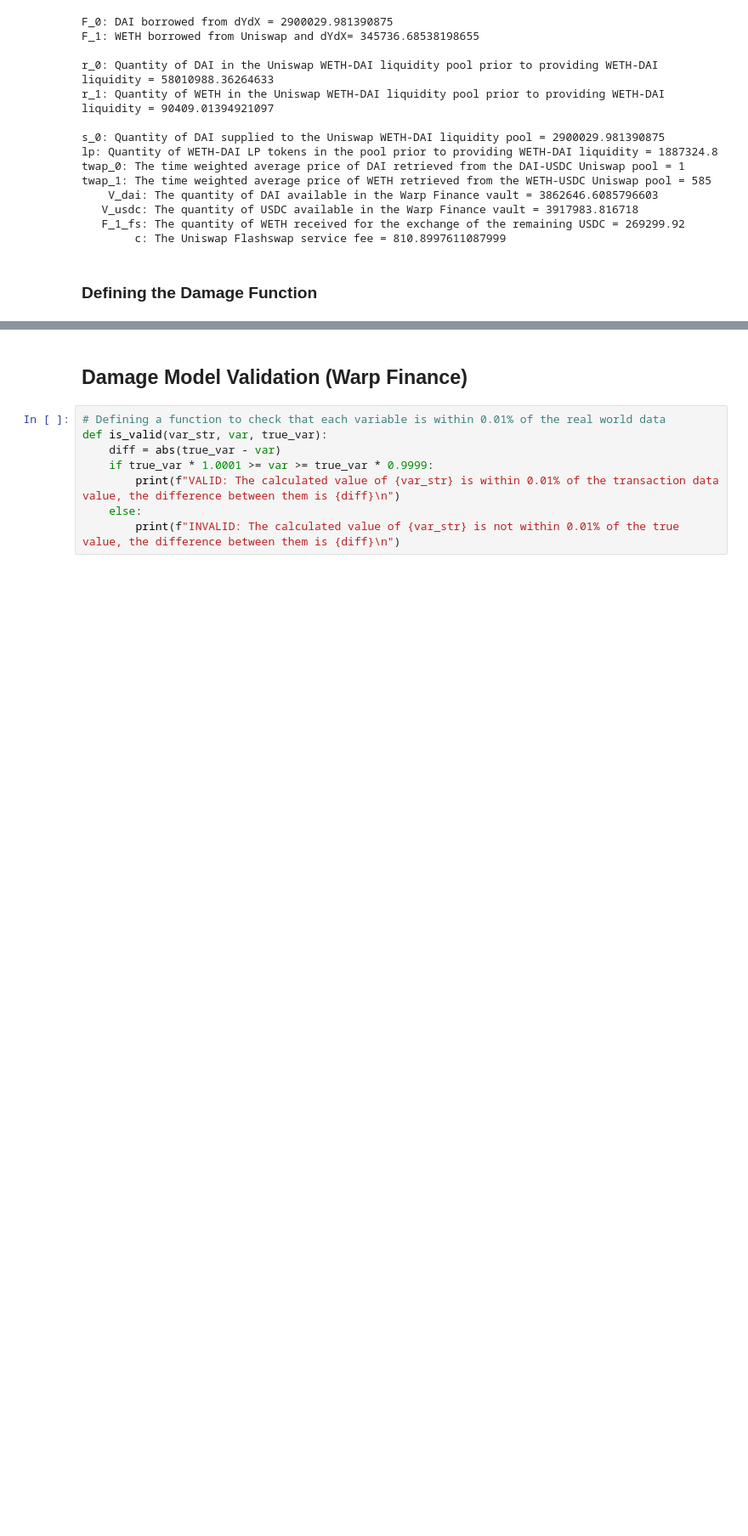
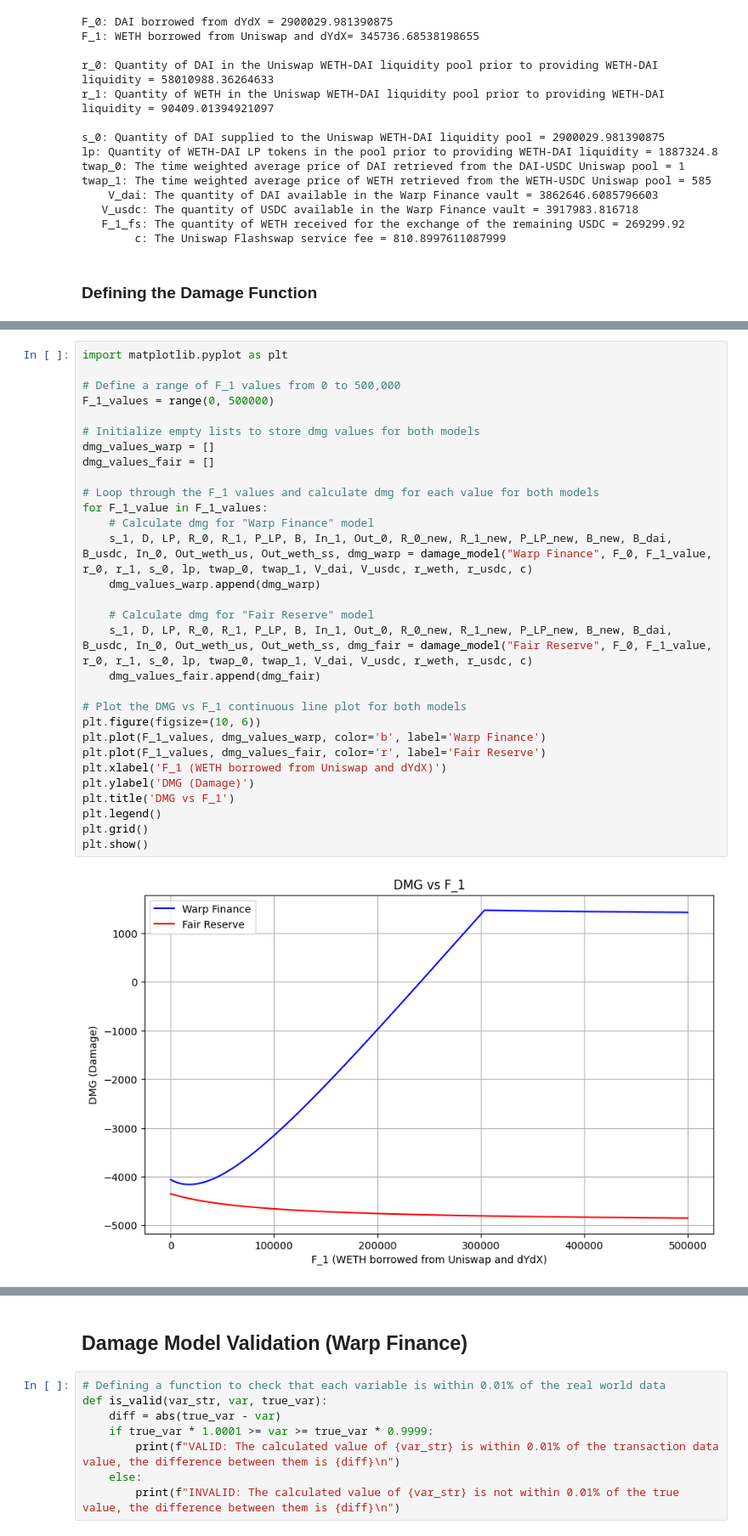
Before and after one commit to MJ-Peters/Flash-Loan-Attack-Analysis-Framework, a Jupyter notebook: Flash Loan Attack Analysis Framework.ipynb, the cells around one changed output, grey strips where cells are left out. Shown at 85% size. Cells and saved outputs as stored; diff of their text form; blank space fills up the shorter version.

Commit message:
Graph plot of varying damage levels for both models as WETH borrowed changes

```diff
--- a/Flash Loan Attack Analysis Framework.ipynb
+++ b/Flash Loan Attack Analysis Framework.ipynb
@@ -319,0 +302,32 @@ Out_WETH': The quantity of WETH received for the exchange of the remaining DAI =
+# %%
+import matplotlib.pyplot as plt
+
+# Define a range of F_1 values from 0 to 500,000
+F_1_values = range(0, 500000)
+
+# Initialize empty lists to store dmg values for both models
+dmg_values_warp = []
+dmg_values_fair = []
+
+# Loop through the F_1 values and calculate dmg for each value for both models
+for F_1_value in F_1_values:
+    # Calculate dmg for "Warp Finance" model
+    s_1, D, LP, R_0, R_1, P_LP, B, In_1, Out_0, R_0_new, R_1_new, P_LP_new, B_new, B_dai, B_usdc, In_0, Out_weth_us, Out_weth_ss, dmg_warp = damage_model("Warp Finance", F_0, F_1_value, r_0, r_1, s_0, lp, twap_0, twap_1, V_dai, V_usdc, r_weth, r_usdc, c)
+    dmg_values_warp.append(dmg_warp)
+
+    # Calculate dmg for "Fair Reserve" model
+    s_1, D, LP, R_0, R_1, P_LP, B, In_1, Out_0, R_0_new, R_1_new, P_LP_new, B_new, B_dai, B_usdc, In_0, Out_weth_us, Out_weth_ss, dmg_fair = damage_model("Fair Reserve", F_0, F_1_value, r_0, r_1, s_0, lp, twap_0, twap_1, V_dai, V_usdc, r_weth, r_usdc, c)
+    dmg_values_fair.append(dmg_fair)
+
+# Plot the DMG vs F_1 continuous line plot for both models
+plt.figure(figsize=(10, 6))
+plt.plot(F_1_values, dmg_values_warp, color='b', label='Warp Finance')
+plt.plot(F_1_values, dmg_values_fair, color='r', label='Fair Reserve')
+plt.xlabel('F_1 (WETH borrowed from Uniswap and dYdX)')
+plt.ylabel('DMG (Damage)')
+plt.title('DMG vs F_1')
+plt.legend()
+plt.grid()
+plt.show()
+# %% [output]
+[figure, added]
```
Also changed, not shown: parts of 3 cells of this notebook.
